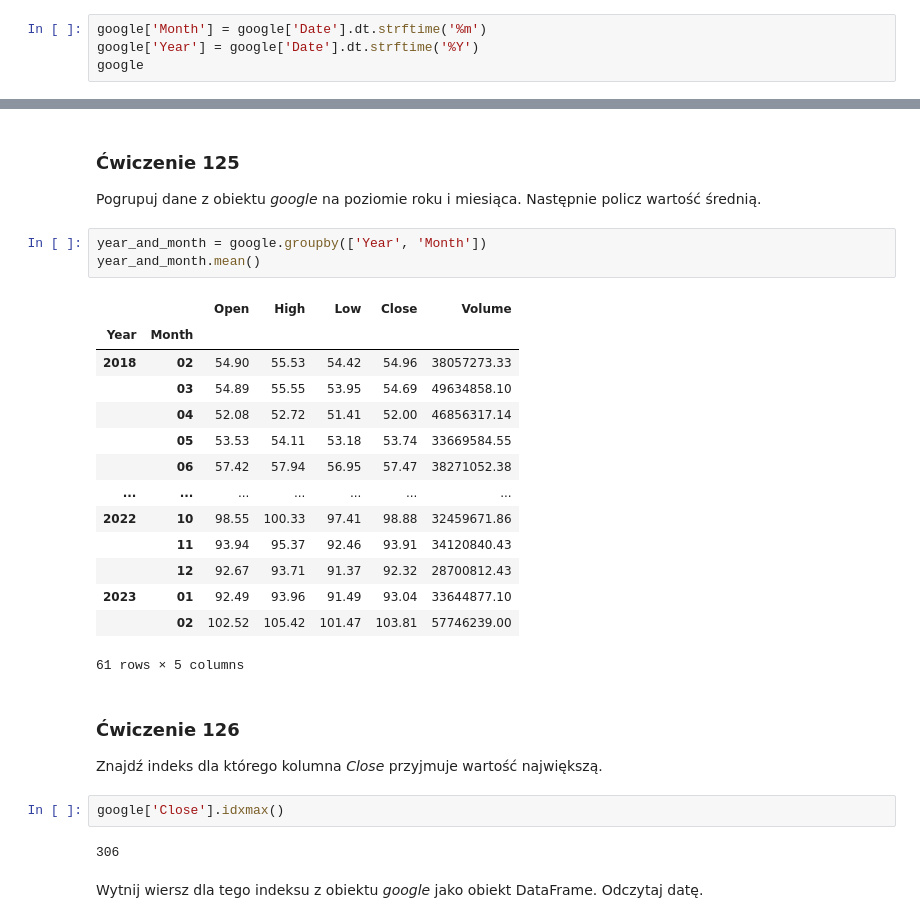
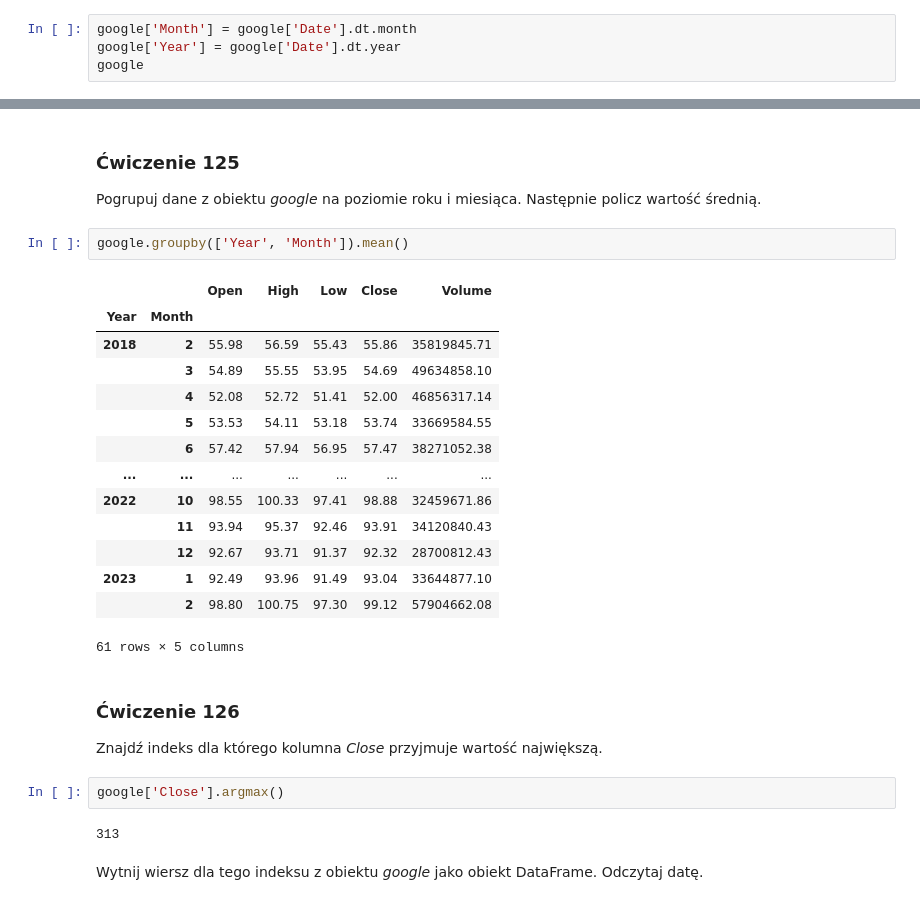
Before and after one commit to czyz-patryk/dataScienceBootcampExercises, a Jupyter notebook: Copy_of_121_130_exercises.ipynb, the cells around one changed output, grey strips where cells are left out. Drawn from its saved outputs; the diff is of its cells as text.

```diff
--- a/Copy_of_121_130_exercises.ipynb
+++ b/Copy_of_121_130_exercises.ipynb
@@ -146,8 +146,8 @@ google
 # %% [markdown]
 Przypisz dwie nowe kolumny do obiektu _google_ dodając kolumnę z aktualnym numerem miesiąca o nazwie _'Month'_ oraz z rokiem o nazwie _'Year'_.
 # %%
-google['Month'] = google['Date'].dt.strftime('%m')
-google['Year'] = google['Date'].dt.strftime('%Y')
+google['Month'] = google['Date'].dt.month
+google['Year'] = google['Date'].dt.year
 google
 # %% [output]
 |  | Date | Open | High | Low | Close | Volume | Month | Year |
@@ -216,29 +214,28 @@ month_mean.plot()
 ### <a name='5'></a> Ćwiczenie 125
 Pogrupuj dane z obiektu _google_ na poziomie roku i miesiąca. Następnie policz wartość średnią.
 # %%
-year_and_month = google.groupby(['Year', 'Month'])
-year_and_month.mean()
+google.groupby(['Year', 'Month']).mean()
 # %% [output]
 |  |  | Open | High | Low | Close | Volume |
 | Year | Month |  |  |  |  |  |
-| 2018 | 02 | 54.90 | 55.53 | 54.42 | 54.96 | 38057273.33 |
-|  | 03 | 54.89 | 55.55 | 53.95 | 54.69 | 49634858.10 |
-|  | 04 | 52.08 | 52.72 | 51.41 | 52.00 | 46856317.14 |
-|  | 05 | 53.53 | 54.11 | 53.18 | 53.74 | 33669584.55 |
-|  | 06 | 57.42 | 57.94 | 56.95 | 57.47 | 38271052.38 |
+| 2018 | 2 | 55.98 | 56.59 | 55.43 | 55.86 | 35819845.71 |
+|  | 3 | 54.89 | 55.55 | 53.95 | 54.69 | 49634858.10 |
+|  | 4 | 52.08 | 52.72 | 51.41 | 52.00 | 46856317.14 |
+|  | 5 | 53.53 | 54.11 | 53.18 | 53.74 | 33669584.55 |
+|  | 6 | 57.42 | 57.94 | 56.95 | 57.47 | 38271052.38 |
 | ... | ... | ... | ... | ... | ... | ... |
 | 2022 | 10 | 98.55 | 100.33 | 97.41 | 98.88 | 32459671.86 |
 |  | 11 | 93.94 | 95.37 | 92.46 | 93.91 | 34120840.43 |
 |  | 12 | 92.67 | 93.71 | 91.37 | 92.32 | 28700812.43 |
-| 2023 | 01 | 92.49 | 93.96 | 91.49 | 93.04 | 33644877.10 |
-|  | 02 | 102.52 | 105.42 | 101.47 | 103.81 | 57746239.00 |
+| 2023 | 1 | 92.49 | 93.96 | 91.49 | 93.04 | 33644877.10 |
+|  | 2 | 98.80 | 100.75 | 97.30 | 99.12 | 57904662.08 |
 61 rows × 5 columns
 # %% [markdown]
 ### <a name='6'></a> Ćwiczenie 126
 Znajdź indeks dla którego kolumna _Close_ przyjmuje wartość największą.
 # %%
-google['Close'].idxmax()
+google['Close'].argmax()
 # %% [output]
-306
+313
 # %% [markdown]
 Wytnij wiersz dla tego indeksu z obiektu _google_ jako obiekt DataFrame. Odczytaj datę.
```
Also changed, not shown: parts of 19 cells of this notebook.
